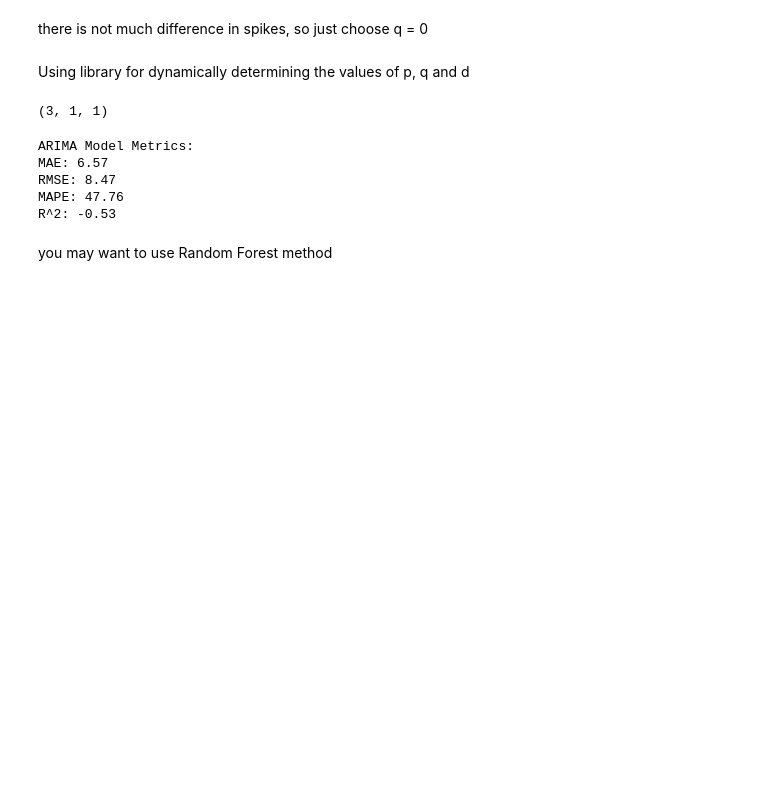
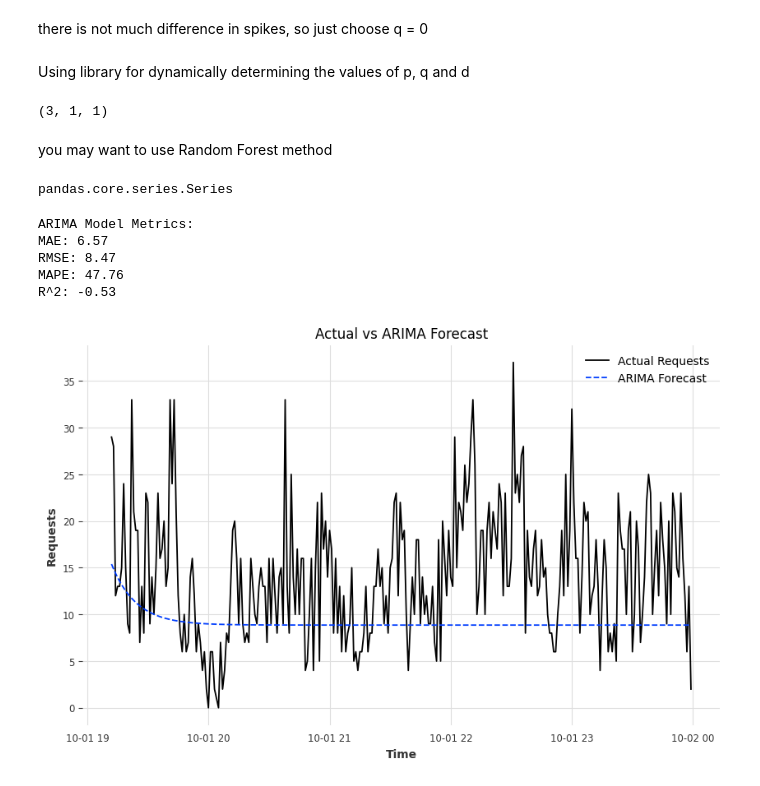
Before and after one commit to Suraez/time_series, a Jupyter notebook: nbeats_vs_arima.ipynb, the cells around one changed output. Cells and saved outputs as stored; diff of their text form; code cells hidden in the pictures; blank space fills up the shorter version.

```diff
--- a/nbeats_vs_arima.ipynb
+++ b/nbeats_vs_arima.ipynb
@@ -315,6 +327,12 @@ def evaluate_forecast(y_true, y_pred):
     r2 = 1 - (ss_res / ss_tot)
 
     return {"MAE": mae, "RMSE": rmse, "MAPE": mape, "R2": r2}
+# %% [markdown]
+you may want to use Random Forest method
+# %%
+type(arima_forecast)
+# %% [output]
+pandas.core.series.Series
 # %%
 metrics = evaluate_forecast(test['requests'], arima_forecast)
 # %%
@@ -329,5 +349,20 @@ MAE: 6.57
 RMSE: 8.47
 MAPE: 47.76
 R^2: -0.53
-# %% [markdown]
-you may want to use Random Forest method
+# %%
+import matplotlib.pyplot as plt
+
+# Assuming test['requests'] and arima_forecast are pandas Series
+plt.figure(figsize=(10, 6))
+
+plt.plot(test['requests'], label='Actual Requests')
+plt.plot(arima_forecast, label='ARIMA Forecast', linestyle='--')
+
+plt.title('Actual vs ARIMA Forecast')
+plt.xlabel('Time')
+plt.ylabel('Requests')
+plt.legend()
+plt.grid(True)
+plt.show()
+# %% [output]
+[figure, added]
```
Also changed, not shown: parts of 9 cells of this notebook, 1 other file.
